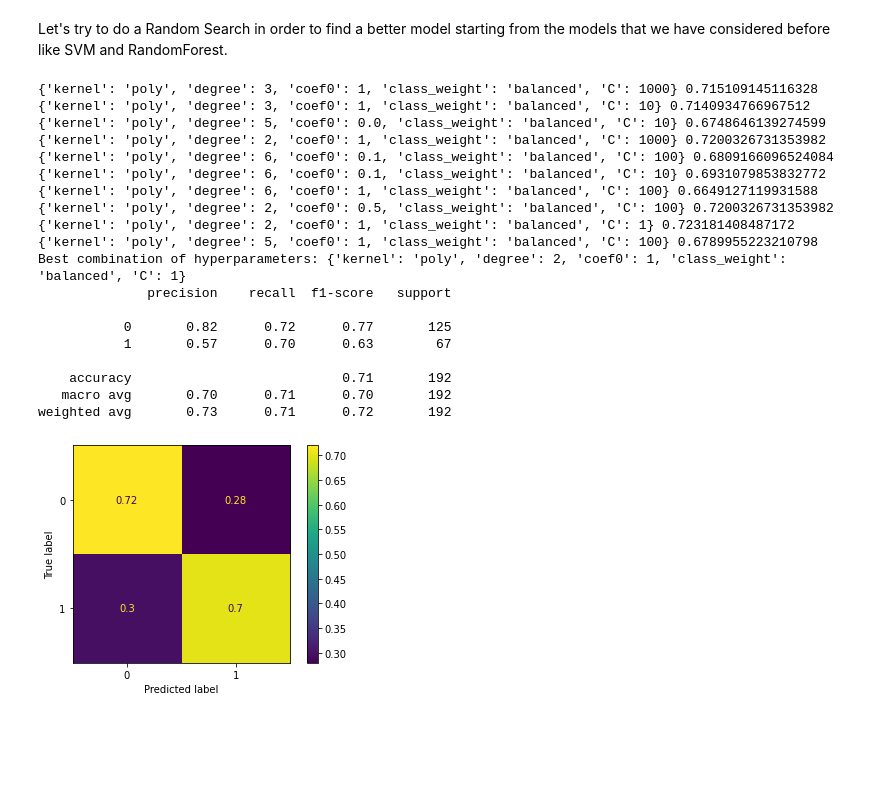
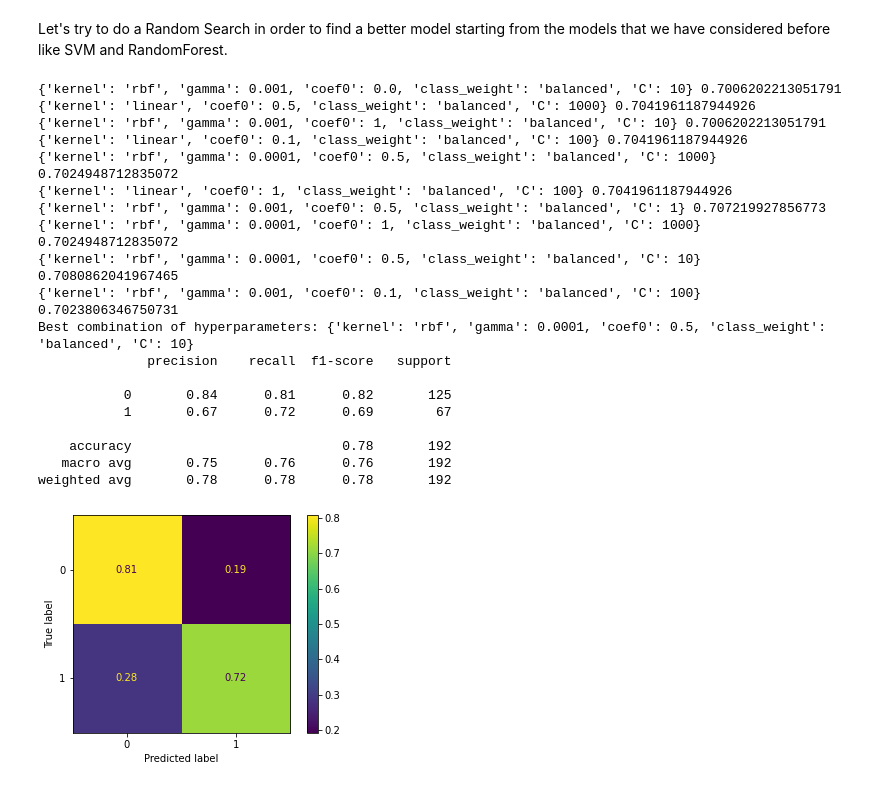
Before and after one commit to giovannidispoto/machine-and-deep-learning-playground, a Jupyter notebook: Diabetes.ipynb, the cells around one changed output. Cells and saved outputs as stored; diff of their text form; code cells hidden in the pictures; blank space fills up the shorter version.

```diff
--- a/Diabetes.ipynb
+++ b/Diabetes.ipynb
@@ -293,0 +282,5 @@ sns.boxplot(data = train_features, palette='Set2', orient='h')
+# %%
+"Training a Baseline Model"
+from sklearn.svm import SVC
+svclassifier = SVC(random_state=1234)
+svclassifier.fit(train_features_full[["Age", "BMI", "Glucose"]],train_outcome)
@@ -294,3 +297,6 @@ sns.boxplot(data = train_features, palette='Set2', orient='h')
+# %%
+train_features = train_features_full[["Age", "BMI", "Glucose"]]
+test_features = test_features_full[["Age", "BMI", "Glucose"]]
 # %%
 "Training a Baseline Model"
 from sklearn.svm import SVC
@@ -347,0 +353,6 @@ plt.show()
+# %%
+from sklearn.neighbors import KNeighborsClassifier
+
+knn = KNeighborsClassifier(n_neighbors=5)
+
+knn.fit(train_features, train_outcome)
@@ -347,0 +367,6 @@ plt.show()
+# %%
+from sklearn.naive_bayes import GaussianNB
+
+nb = GaussianNB()
+
+nb.fit(train_features, train_outcome)
@@ -390,57 +423,54 @@ param_grid = [
               {'kernel': ['rbf'],
                'gamma': [1e-3, 1e-4],
                'C': [1, 10, 100, 1000],
+               'coef0': [0.0, 0.1, 0.5, 1],
                'class_weight': ['balanced']},
               {'kernel': ['linear'],
                'C': [1, 10, 100, 1000],
-               'class_weight': ['balanced']},
-              {'kernel': ['poly'],
-               'C': [1, 10, 100, 1000],
-               'degree': [2, 3, 4, 5, 6],
-               'coef0': [0.0, 0.1, 0.5, 1],
-               'class_weight': ['balanced']}
+               'class_weight': ['balanced'],
+               'coef0': [0.0, 0.1, 0.5, 1]},
               ]
 
 # 2. Crossvalidate model to obtain the best fit
 from sklearn.model_selection import RandomizedSearchCV
 from sklearn.model_selection import RepeatedStratifiedKFold
 
 cv = RepeatedStratifiedKFold(n_splits=10, n_repeats=3, random_state=1)
 clf = RandomizedSearchCV(SVC(random_state=1234), param_grid, cv=cv, scoring='f1_macro', random_state=1234)
 clf.fit(train_features, train_outcome)
 
 for param, score in zip(clf.cv_results_['params'], clf.cv_results_['mean_test_score']):
     print(param, score)
 
 print('Best combination of hyperparameters: ' + str(clf.best_params_))
 
 clf_best = SVC(**clf.best_params_, random_state=1234)
 clf_best.fit(train_features, train_outcome)
 
 print(classification_report(test_outcome, clf_best.predict(test_features)))
 plot_confusion_matrix(clf_best, test_features, test_outcome, normalize='true')
 plt.show()
 # %% [output]
-{'kernel': 'poly', 'degree': 3, 'coef0': 1, 'class_weight': 'balanced', 'C': 1000} 0.715109145116328
-{'kernel': 'poly', 'degree': 3, 'coef0': 1, 'class_weight': 'balanced', 'C': 10} 0.7140934766967512
-{'kernel': 'poly', 'degree': 5, 'coef0': 0.0, 'class_weight': 'balanced', 'C': 10} 0.6748646139274599
-{'kernel': 'poly', 'degree': 2, 'coef0': 1, 'class_weight': 'balanced', 'C': 1000} 0.7200326731353982
-{'kernel': 'poly', 'degree': 6, 'coef0': 0.1, 'class_weight': 'balanced', 'C': 100} 0.6809166096524084
-{'kernel': 'poly', 'degree': 6, 'coef0': 0.1, 'class_weight': 'balanced', 'C': 10} 0.6931079853832772
-{'kernel': 'poly', 'degree': 6, 'coef0': 1, 'class_weight': 'balanced', 'C': 100} 0.6649127119931588
-{'kernel': 'poly', 'degree': 2, 'coef0': 0.5, 'class_weight': 'balanced', 'C': 100} 0.7200326731353982
-{'kernel': 'poly', 'degree': 2, 'coef0': 1, 'class_weight': 'balanced', 'C': 1} 0.723181408487172
-{'kernel': 'poly', 'degree': 5, 'coef0': 1, 'class_weight': 'balanced', 'C': 100} 0.6789955223210798
-Best combination of hyperparameters: {'kernel': 'poly', 'degree': 2, 'coef0': 1, 'class_weight': 'balanced', 'C': 1}
+{'kernel': 'rbf', 'gamma': 0.001, 'coef0': 0.0, 'class_weight': 'balanced', 'C': 10} 0.7006202213051791
+{'kernel': 'linear', 'coef0': 0.5, 'class_weight': 'balanced', 'C': 1000} 0.7041961187944926
+{'kernel': 'rbf', 'gamma': 0.001, 'coef0': 1, 'class_weight': 'balanced', 'C': 10} 0.7006202213051791
+{'kernel': 'linear', 'coef0': 0.1, 'class_weight': 'balanced', 'C': 100} 0.7041961187944926
+{'kernel': 'rbf', 'gamma': 0.0001, 'coef0': 0.5, 'class_weight': 'balanced', 'C': 1000} 0.7024948712835072
+{'kernel': 'linear', 'coef0': 1, 'class_weight': 'balanced', 'C': 100} 0.7041961187944926
+{'kernel': 'rbf', 'gamma': 0.001, 'coef0': 0.5, 'class_weight': 'balanced', 'C': 1} 0.707219927856773
+{'kernel': 'rbf', 'gamma': 0.0001, 'coef0': 1, 'class_weight': 'balanced', 'C': 1000} 0.7024948712835072
+{'kernel': 'rbf', 'gamma': 0.0001, 'coef0': 0.5, 'class_weight': 'balanced', 'C': 10} 0.7080862041967465
+{'kernel': 'rbf', 'gamma': 0.001, 'coef0': 0.1, 'class_weight': 'balanced', 'C': 100} 0.7023806346750731
+Best combination of hyperparameters: {'kernel': 'rbf', 'gamma': 0.0001, 'coef0': 0.5, 'class_weight': 'balanced', 'C': 10}
               precision    recall  f1-score   support
 
-           0       0.82      0.72      0.77       125
-           1       0.57      0.70      0.63        67
+           0       0.84      0.81      0.82       125
+           1       0.67      0.72      0.69        67
 
-    accuracy                           0.71       192
-   macro avg       0.70      0.71      0.70       192
-weighted avg       0.73      0.71      0.72       192
+    accuracy                           0.78       192
+   macro avg       0.75      0.76      0.76       192
+weighted avg       0.78      0.78      0.78       192
-[figure, old version]
+[figure, new version]
 # %%
 # 1. Define the values for each hyperparameter
 param_grid = {
```
Also changed, not shown: parts of 40 cells of this notebook.
